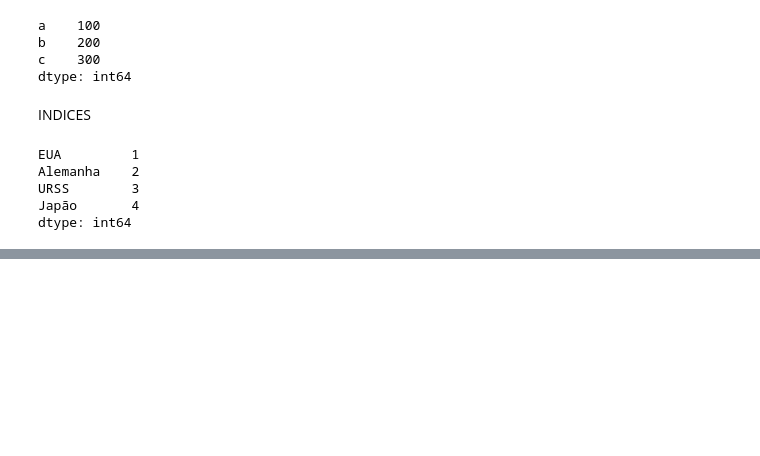
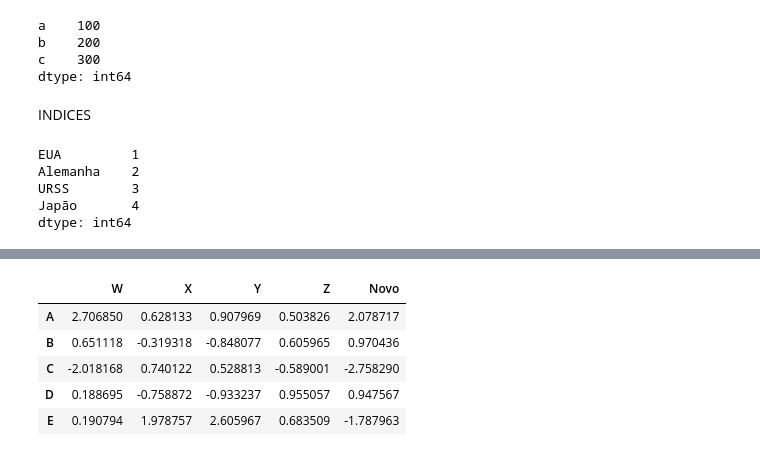
Before and after one commit to CaiqueFreitasFagundes/PROJETOS, a Jupyter notebook: AULAS/aula_pandas.ipynb, the cells around one changed output, grey strips where cells are left out. Saved outputs shown, nothing was run; the diff lists cells and outputs as text; code cells hidden in the pictures; blank space fills up the shorter version.

```diff
--- a/AULAS/aula_pandas.ipynb
+++ b/AULAS/aula_pandas.ipynb
@@ -55,0 +115,4 @@ dtype: int64
+# %%
+df = pd.DataFrame(np.random.randn(5,4), index = 'A B C D E'.split(), columns = 'W X Y Z'.split())
+
+# 'A B C D E'.split() é o mesmo que ['A', 'B', 'C', 'D', 'E']
@@ -55,0 +166,11 @@ dtype: int64
+# %%
+df['Novo'] = df['W'] - df['X']
+# %%
+df
+# %% [output]
+|  | W | X | Y | Z | Novo |
+| A | 2.706850 | 0.628133 | 0.907969 | 0.503826 | 2.078717 |
+| B | 0.651118 | -0.319318 | -0.848077 | 0.605965 | 0.970436 |
+| C | -2.018168 | 0.740122 | 0.528813 | -0.589001 | -2.758290 |
+| D | 0.188695 | -0.758872 | -0.933237 | 0.955057 | 0.947567 |
+| E | 0.190794 | 1.978757 | 2.605967 | 0.683509 | -1.787963 |
```
Also changed, not shown: parts of 34 cells of this notebook.
